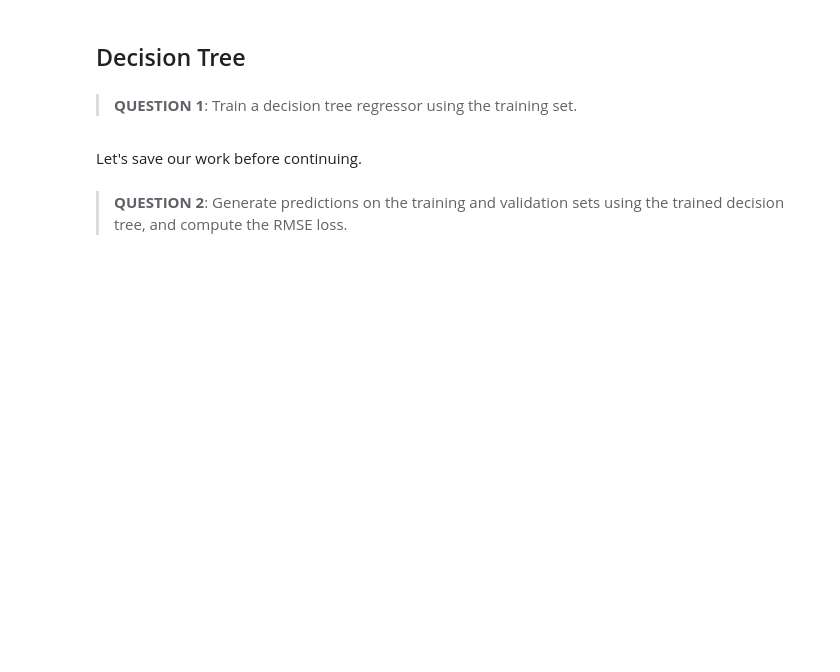
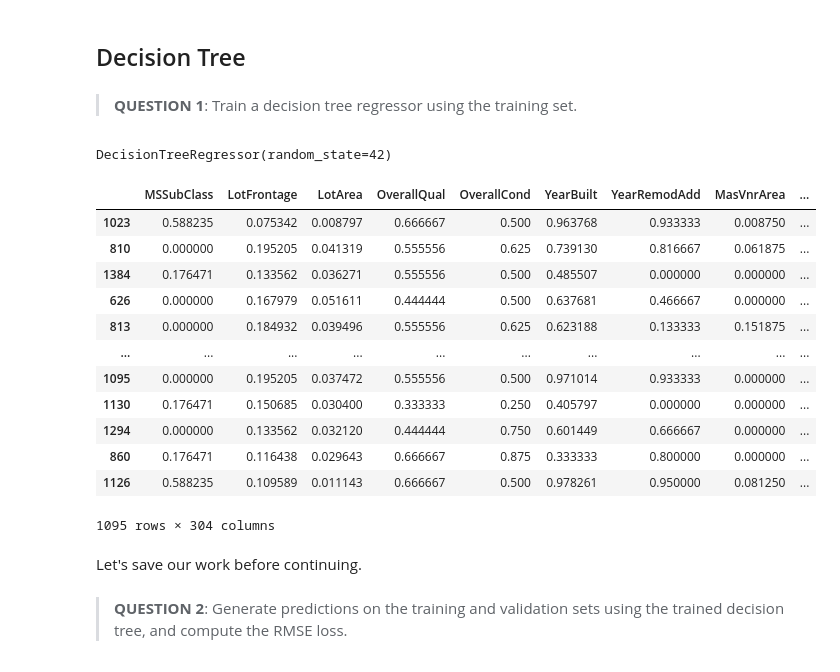
Before and after one commit to Nish-008/Machine_Learning_Practice, a Jupyter notebook: python-random-forests-assignment.ipynb, the cells around one changed output. Drawn from its saved outputs; the diff is of its cells as text; code cells hidden in the pictures; blank space fills up the shorter version.

```diff
--- a/python-random-forests-assignment.ipynb
+++ b/python-random-forests-assignment.ipynb
@@ -138,10 +138,31 @@ jovian.commit()
 from sklearn.tree import DecisionTreeRegressor
 # %%
 # Create the model
-tree = ???
+tree = DecisionTreeRegressor(random_state=42)
+# %%
+X_train = train_inputs[numeric_cols + encoded_cols]
+X_val = val_inputs[numeric_cols + encoded_cols]
 # %%
 # Fit the model to the training data
-???
+tree.fit(X_train, train_targets)
+# %% [output]
+DecisionTreeRegressor(random_state=42)
+# %%
+X_train
+# %% [output]
+|  | MSSubClass | LotFrontage | LotArea | OverallQual | OverallCond | YearBuilt | YearRemodAdd | MasVnrArea | ... |
+| 1023 | 0.588235 | 0.075342 | 0.008797 | 0.666667 | 0.500 | 0.963768 | 0.933333 | 0.008750 | ... |
+| 810 | 0.000000 | 0.195205 | 0.041319 | 0.555556 | 0.625 | 0.739130 | 0.816667 | 0.061875 | ... |
+| 1384 | 0.176471 | 0.133562 | 0.036271 | 0.555556 | 0.500 | 0.485507 | 0.000000 | 0.000000 | ... |
+| 626 | 0.000000 | 0.167979 | 0.051611 | 0.444444 | 0.500 | 0.637681 | 0.466667 | 0.000000 | ... |
+| 813 | 0.000000 | 0.184932 | 0.039496 | 0.555556 | 0.625 | 0.623188 | 0.133333 | 0.151875 | ... |
+| ... | ... | ... | ... | ... | ... | ... | ... | ... | ... |
+| 1095 | 0.000000 | 0.195205 | 0.037472 | 0.555556 | 0.500 | 0.971014 | 0.933333 | 0.000000 | ... |
+| 1130 | 0.176471 | 0.150685 | 0.030400 | 0.333333 | 0.250 | 0.405797 | 0.000000 | 0.000000 | ... |
+| 1294 | 0.000000 | 0.133562 | 0.032120 | 0.444444 | 0.750 | 0.601449 | 0.666667 | 0.000000 | ... |
+| 860 | 0.176471 | 0.116438 | 0.029643 | 0.666667 | 0.875 | 0.333333 | 0.800000 | 0.000000 | ... |
+| 1126 | 0.588235 | 0.109589 | 0.011143 | 0.666667 | 0.500 | 0.978261 | 0.950000 | 0.081250 | ... |
+1095 rows × 304 columns
 # %% [markdown]
 Let's save our work before continuing.
 # %%
```
